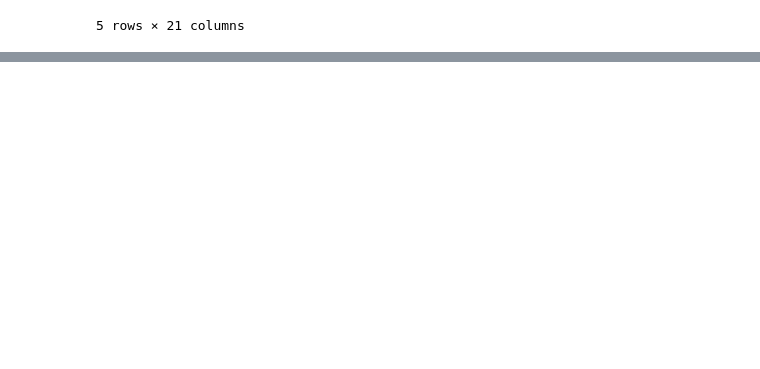
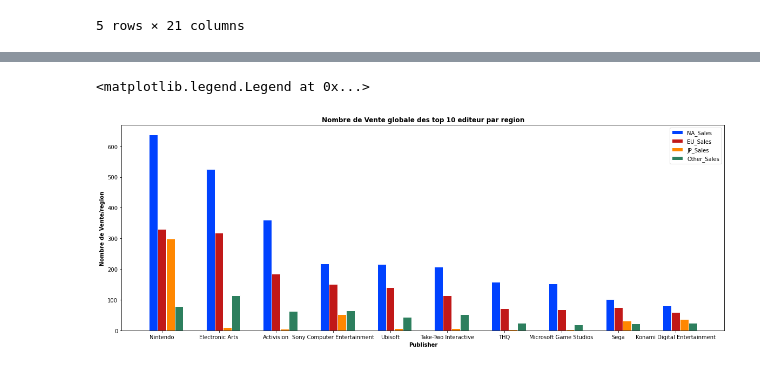
Before and after one commit to Pascal-Thai/GamingSales, a Jupyter notebook: projet gaming_final_DataViz.ipynb, the cells around one changed output, grey strips where cells are left out. Saved outputs shown, nothing was run; the diff lists cells and outputs as text; code cells hidden in the pictures; blank space fills up the shorter version.

```diff
--- a/projet gaming_final_DataViz.ipynb
+++ b/projet gaming_final_DataViz.ipynb
@@ -80,0 +81,29 @@ plt.title("CA par region des top 10 editeurs");
+# %%
+df_reg_publi = df.groupby(df['Publisher'], as_index = False).agg({'NA_Sales':'sum','EU_Sales':'sum'
+            ,'JP_Sales':'sum','Other_Sales':'sum','Global_Sales':'sum'}).sort_values('Global_Sales'
+             , ascending=False).head(10)
+# set width of bars
+barWidth = 0.15
+
+# Set position of bar on X axis
+r1 = np.arange(len(df_reg_publi['Publisher']))
+r2 = [x + barWidth for x in r1]
+r3 = [x + barWidth for x in r2]
+r4 = [x + barWidth for x in r3]
+
+# Make the plot
+plt.figure(figsize=(20,7))
+plt.bar(r1, df_reg_publi['NA_Sales'], color='#0042ff', width=barWidth, edgecolor='white', label='NA_Sales')
+plt.bar(r2, df_reg_publi['EU_Sales'], color='#c11818', width=barWidth, edgecolor='white', label='EU_Sales')
+plt.bar(r3, df_reg_publi['JP_Sales'], color='#ff8700', width=barWidth, edgecolor='white', label='JP_Sales')
+plt.bar(r4, df_reg_publi['Other_Sales'], color='#2d7f5e', width=barWidth, edgecolor='white', label='Other_Sales')
+
+
+plt.xlabel('Publisher', fontweight='bold')
+plt.ylabel('Nombre de Vente/region', fontweight='bold')
+plt.title("Nombre de Vente globale des top 10 editeur par region", fontweight='bold');
+plt.xticks([r + barWidth for r in range(len(df_reg_publi['Publisher']))], df_reg_publi['Publisher']);
+plt.legend()
+# %% [output]
+<matplotlib.legend.Legend at 0x...>
+[figure, added]
```
Also changed, not shown: parts of 9 cells of this notebook.
